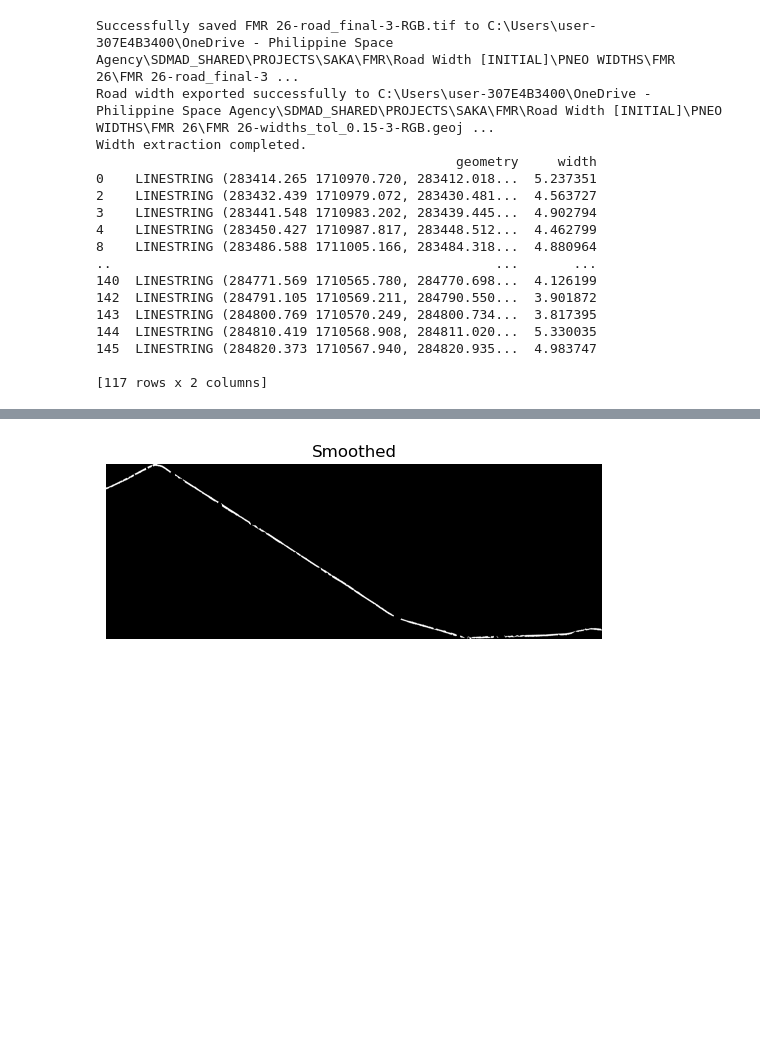
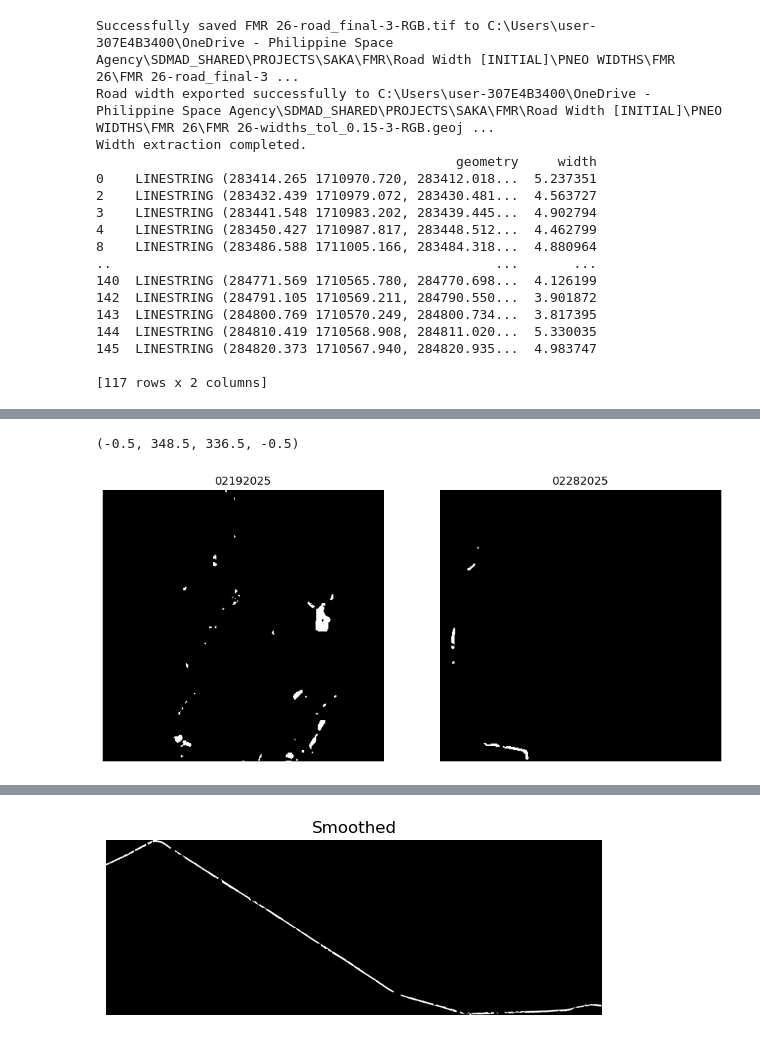
Before and after one commit to codenn-git/BAFE-FMR, a Jupyter notebook: codes/final_script.ipynb, the cells around one changed output, grey strips where cells are left out. Cells and saved outputs as stored; diff of their text form; code cells hidden in the pictures; blank space fills up the shorter version.

```diff
--- a/codes/final_script.ipynb
+++ b/codes/final_script.ipynb
@@ -947,9 +926,9 @@ Width extraction completed.
 # %%
-#FOR ON-GOING FMR (BATAAN-03)
+from datetime import datetime
 
-image_1 = r"C:\Users\user-307E4B3400\Desktop\BAFE FMR\On-going FMR\03\03\02-19-2025_raw.tif"
-image_2 = r"C:\Users\user-307E4B3400\Desktop\BAFE FMR\On-going FMR\03\03\02-28-2025_raw.tif"
-vector_path = r"C:\Users\user-307E4B3400\Desktop\BAFE FMR\On-going FMR\03\BATAAN_FMR.shp"
+image_1 = r"C:\Users\user-307E4B3400\Desktop\BAFE FMR\On-going FMR\04\02-16-2025\BSG-119-20250213-044357-319663738_ortho.tif"
+image_2 = r"C:\Users\user-307E4B3400\Desktop\BAFE FMR\On-going FMR\04\05-05-2025\BSG-113-20250505-235732-354805743_ortho.tif"
+vector_path = r"C:\Users\user-307E4B3400\Desktop\BAFE FMR\On-going FMR\04\BATAAN_FMR_04.geojson"
 
 preprocessor = Preprocessing(image_1, vector_path)
 preprocessor.reproject()
@@ -969,36 +948,39 @@ morph_stretch.process()
 merged_or = np.logical_or(morph_warm.output, morph_stretch.output)
 final_raster_1 = merged_or
 
 preprocessor = Preprocessing(image_2, vector_path)
 preprocessor.reproject()
 raster_data, raster_transform = preprocessor.clipraster(bbox=True)
 
 filter = Filters(raster_data)
 stretch_raster = filter.enhance_linear_stretch()
 warm_raster = filter.enhance_image_warmth()
 
 morph_warm = Morph(warm_raster)
 morph_warm.process()
 
 morph_stretch = Morph(stretch_raster)
 morph_stretch.process()
 
 #merges the applied morphed warmth and stretch function
 merged_or = np.logical_or(morph_warm.output, morph_stretch.output)
 final_raster_2 = merged_or
 
 fig, axes = plt.subplots(1, 2, figsize=(12,10), sharex=True, sharey=True)
 ax = axes.ravel()
 
 ax[0].imshow(final_raster_1, cmap='gray')
-ax[0].set_title("02-19-2025")
+ax[0].set_title("02192025")
 ax[0].axis("off")
 
 ax[1].imshow(final_raster_2, cmap='gray')
-ax[1].set_title("02-28-2025")
+ax[1].set_title("02282025")
 ax[1].axis("off")
 
-export(final_raster_1.astype(np.uint8), raster_transform, r"C:\Users\user-307E4B3400\Desktop\BAFE FMR\On-going FMR\03\03\02-19-2025_road.tif")
-export(final_raster_2.astype(np.uint8), raster_transform, r"C:\Users\user-307E4B3400\Desktop\BAFE FMR\On-going FMR\03\03\02-28-2025_road.tif")
+# export(final_raster_1.astype(np.uint8), raster_transform, r"C:\Users\user-307E4B3400\Desktop\BAFE FMR\On-going FMR\03\03\02-19-2025_road.tif")
+# export(final_raster_2.astype(np.uint8), raster_transform, r"C:\Users\user-307E4B3400\Desktop\BAFE FMR\On-going FMR\03\03\02-28-2025_road.tif")
+# %% [output]
+(-0.5, 348.5, 336.5, -0.5)
+[figure, added]
 # %%
 ## exploratory for new centerline
```
Also changed, not shown: parts of 22 cells of this notebook.
